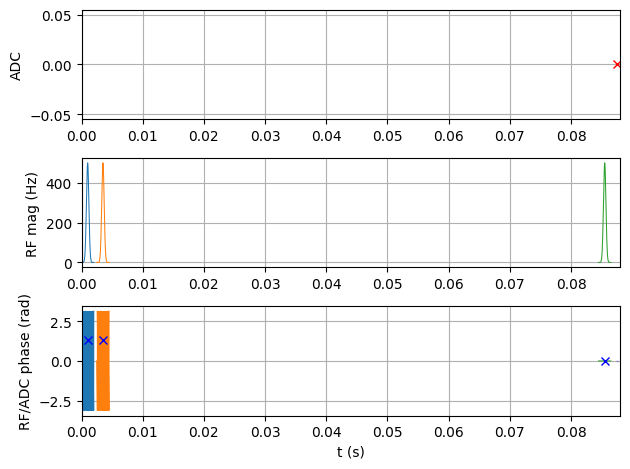
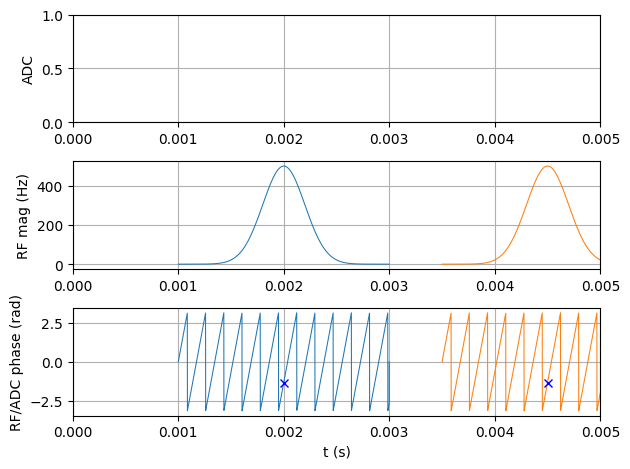
The notebook cell's code change between the first figure and the second:
--- before
+++ after
@@ -8,3 +8,3 @@
 
 if FLAG_PLOT_SEQUENCE:
-    seq.plot() #time_range=[0.00, .03]
+    seq.plot(time_range=[0.00, .005]) #time_range=[0.00, .03]

Commit: -